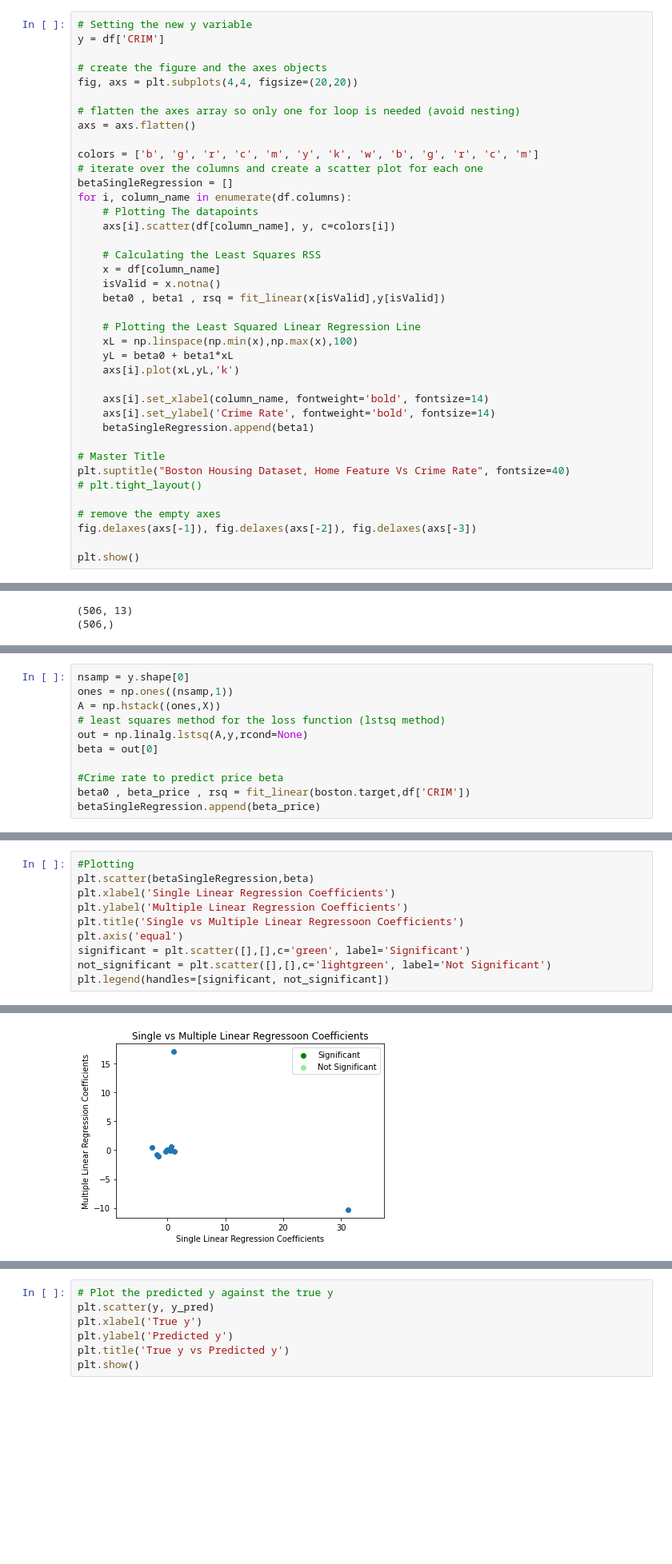
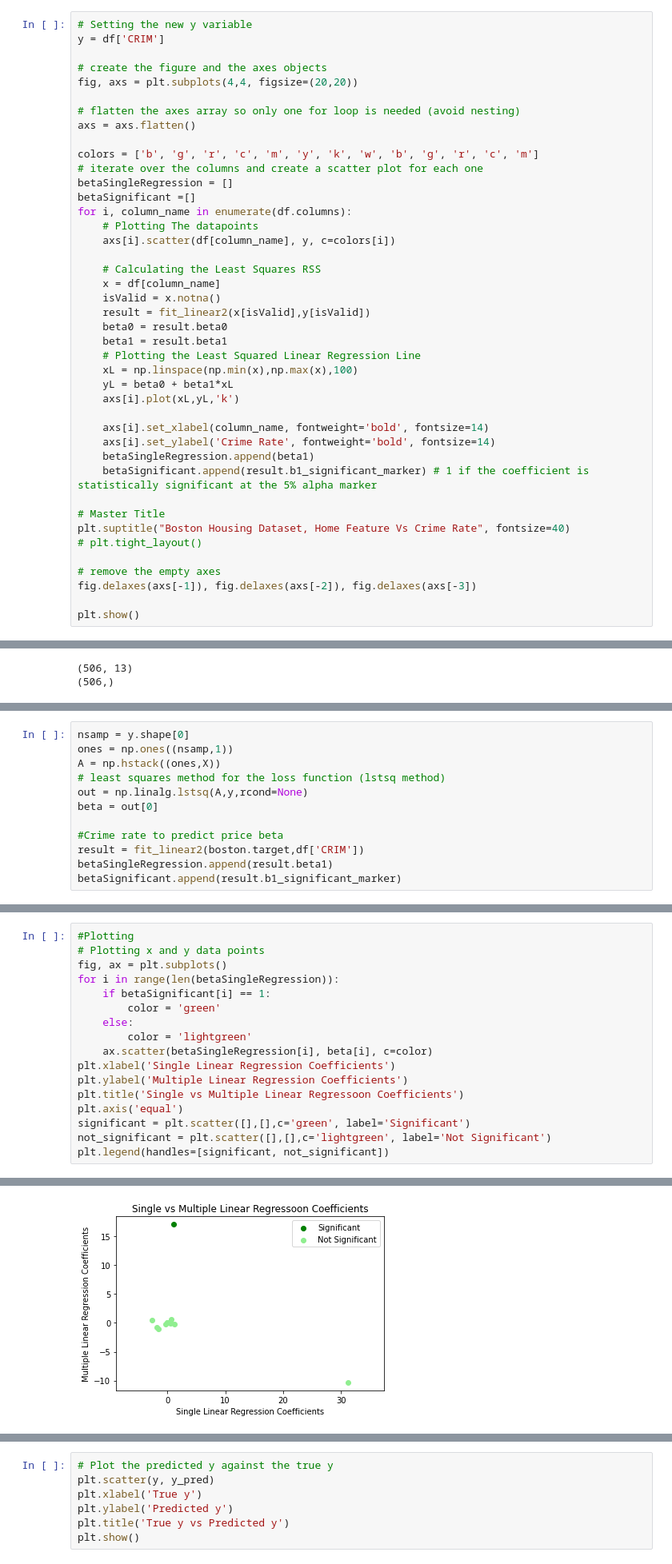
Before and after one commit to BrianLesko/MachineLearning, a Jupyter notebook: IntroductoryML/BostonDataset-3.ipynb, the cells around one changed output, grey strips where cells are left out. Shown at 80% size. Saved outputs shown, nothing was run; the diff lists cells and outputs as text; blank space fills up the shorter version.

Commit message:
Add files via upload
Corrected the significance test for the linear regression slope coefficients function. changed the output to be an object

```diff
--- a/IntroductoryML/BostonDataset-3.ipynb
+++ b/IntroductoryML/BostonDataset-3.ipynb
@@ -265,6 +287,7 @@ axs = axs.flatten()
 colors = ['b', 'g', 'r', 'c', 'm', 'y', 'k', 'w', 'b', 'g', 'r', 'c', 'm']
 # iterate over the columns and create a scatter plot for each one
 betaSingleRegression = []
+betaSignificant =[]
 for i, column_name in enumerate(df.columns):
     # Plotting The datapoints
     axs[i].scatter(df[column_name], y, c=colors[i])
@@ -272,8 +295,9 @@ for i, column_name in enumerate(df.columns):
     # Calculating the Least Squares RSS
     x = df[column_name]
     isValid = x.notna()
-    beta0 , beta1 , rsq = fit_linear(x[isValid],y[isValid])
-
+    result = fit_linear2(x[isValid],y[isValid])
+    beta0 = result.beta0
+    beta1 = result.beta1
     # Plotting the Least Squared Linear Regression Line
     xL = np.linspace(np.min(x),np.max(x),100)
     yL = beta0 + beta1*xL
@@ -282,6 +306,7 @@ for i, column_name in enumerate(df.columns):
     axs[i].set_xlabel(column_name, fontweight='bold', fontsize=14)
     axs[i].set_ylabel('Crime Rate', fontweight='bold', fontsize=14)
     betaSingleRegression.append(beta1)
+    betaSignificant.append(result.b1_significant_marker) # 1 if the coefficient is statistically significant at the 5% alpha marker
 
 # Master Title
 plt.suptitle("Boston Housing Dataset, Home Feature Vs Crime Rate", fontsize=40)
@@ -392,5 +416,6 @@ out = np.linalg.lstsq(A,y,rcond=None)
 beta = out[0]
 
 #Crime rate to predict price beta
-beta0 , beta_price , rsq = fit_linear(boston.target,df['CRIM'])
-betaSingleRegression.append(beta_price)
+result = fit_linear2(boston.target,df['CRIM'])
+betaSingleRegression.append(result.beta1)
+betaSignificant.append(result.b1_significant_marker)
@@ -397,14 +426,21 @@ betaSingleRegression.append(beta_price)
 # %%
 #Plotting
-plt.scatter(betaSingleRegression,beta)
+# Plotting x and y data points
+fig, ax = plt.subplots()
+for i in range(len(betaSingleRegression)):
+    if betaSignificant[i] == 1:
+        color = 'green'
+    else:
+        color = 'lightgreen'
+    ax.scatter(betaSingleRegression[i], beta[i], c=color)
 plt.xlabel('Single Linear Regression Coefficients')
 plt.ylabel('Multiple Linear Regression Coefficients')
 plt.title('Single vs Multiple Linear Regressoon Coefficients')
 plt.axis('equal')
 significant = plt.scatter([],[],c='green', label='Significant')
 not_significant = plt.scatter([],[],c='lightgreen', label='Not Significant')
 plt.legend(handles=[significant, not_significant])
 # %% [output]
 <matplotlib.legend.Legend at 0x...>
-[figure, old version]
+[figure, new version]
 # %% [markdown]
```
Also changed, not shown: parts of 18 cells of this notebook.
